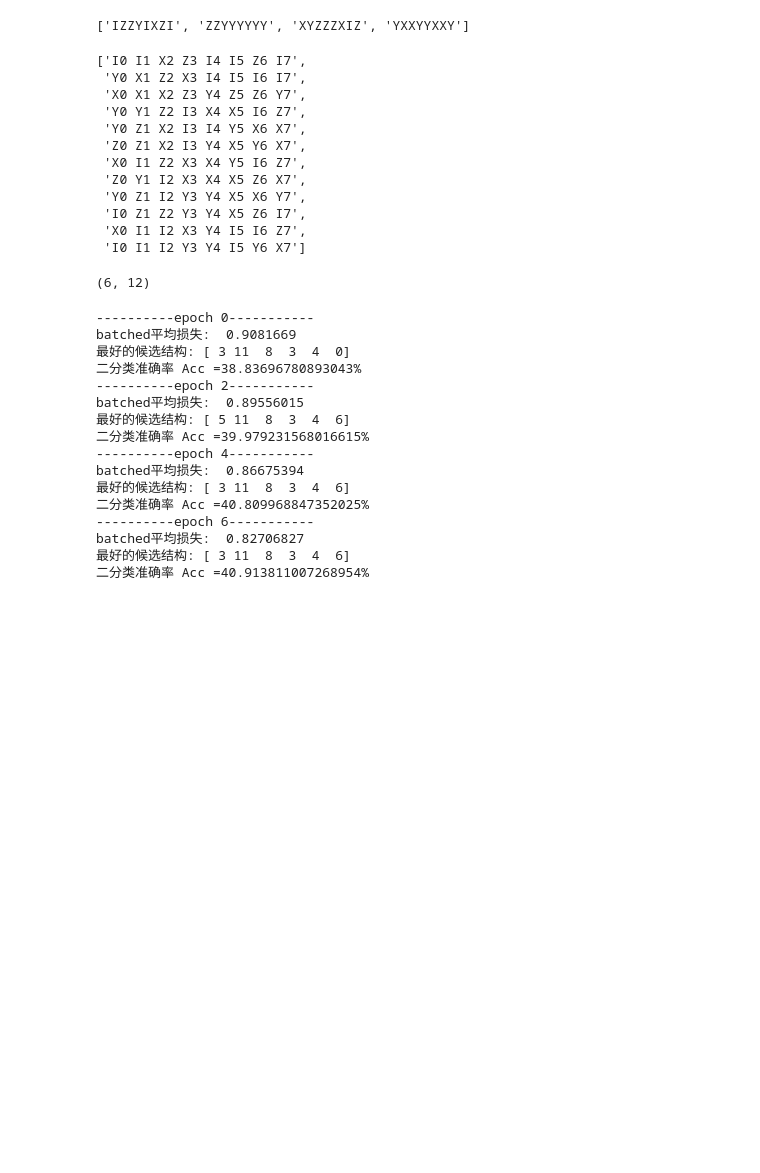
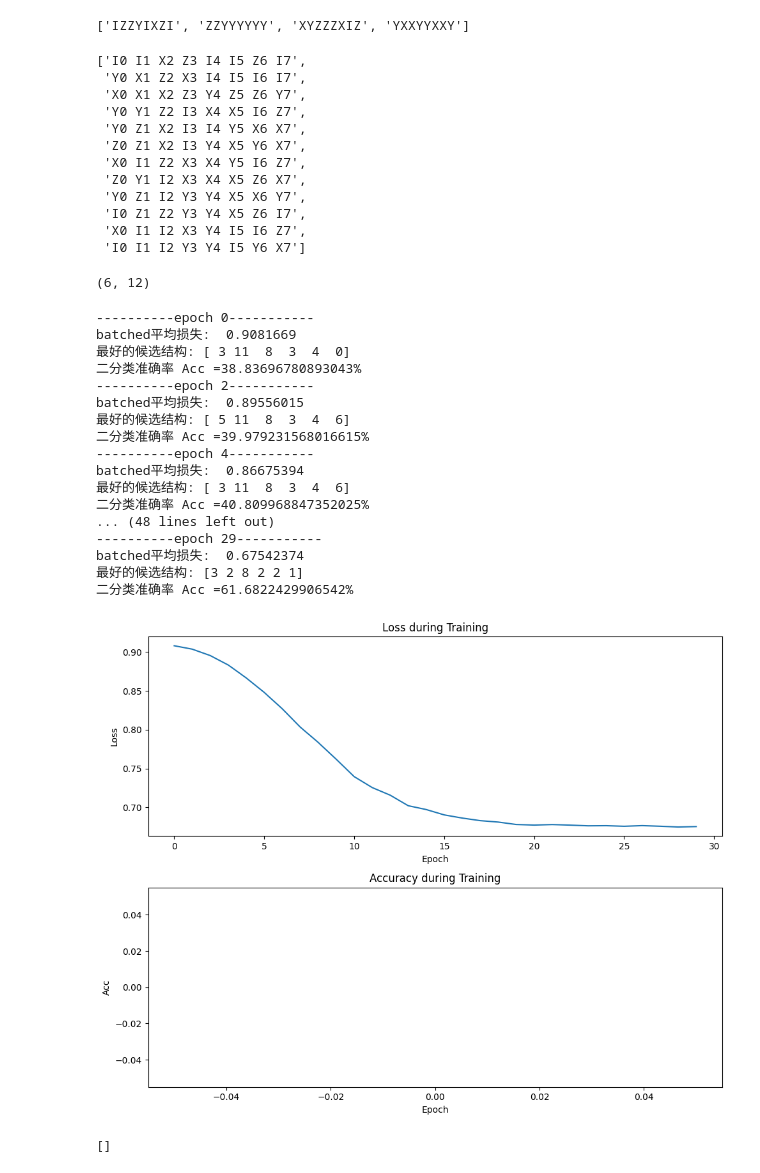
Before and after one commit to YangD5014/QAS_Huawei, a Jupyter notebook: DQAS/搭建 Ansatz copy.ipynb, the cells around one changed output. Cells and saved outputs as stored; diff of their text form; code cells hidden in the pictures; blank space fills up the shorter version.

```diff
--- a/DQAS/搭建 Ansatz copy.ipynb
+++ b/DQAS/搭建 Ansatz copy.ipynb
@@ -108,6 +108,7 @@ shape_stp
 (6, 12)
 # %%
 import numpy as np
+import json
 import tensorcircuit as tc
 import tensorflow as tf
 from DQAS_tool import  DQASAnsatz_from_result,DQAS_accuracy
@@ -117,7 +118,7 @@ structure_opt = tc.backend.optimizer(tf.keras.optimizers.Adam(0.05))
 network_opt = tc.backend.optimizer(tf.keras.optimizers.Adam(lr))
 verbose = False
 # 设置超参数
-epochs = 100
+epochs = 30
 batch_size=50
 shape_nnp = (num_layer, shape_parametized)
 shape_stp = (num_layer, shape_parametized)
@@ -213,7 +214,37 @@ batched平均损失:  0.89556015
 batched平均损失:  0.86675394
 最好的候选结构: [ 3 11  8  3  4  6]
 二分类准确率 Acc =40.809968847352025%
-----------epoch 6-----------
-batched平均损失:  0.82706827
-最好的候选结构: [ 3 11  8  3  4  6]
-二分类准确率 Acc =40.913811007268954%
+... (48 lines left out)
+----------epoch 29-----------
+batched平均损失:  0.67542374
+最好的候选结构: [3 2 8 2 2 1]
+二分类准确率 Acc =61.6822429906542%
+# %%
+import matplotlib.pyplot as plt
+
+# 创建一个包含两个子图的图形
+fig, (ax1, ax2) = plt.subplots(2, 1, figsize=(10, 8))
+
+# 第一个子图：损失
+ax1.plot(range(len(batch_loss_history)), batch_loss_history)
+ax1.set_xlabel('Epoch')
+ax1.set_ylabel('Loss')
+ax1.set_title('Loss during Training')
+
+# 第二个子图：准确率
+ax2.plot(range(len(acc_history)), acc_history)
+ax2.set_xlabel('Epoch')
+ax2.set_ylabel('Acc')
+ax2.set_title('Accuracy during Training')
+
+# 调整子图之间的间距
+plt.tight_layout()
+
+# 显示图形
+plt.show()
+# %% [output]
+[figure, added]
+# %%
+acc_history
+# %% [output]
+[]
```
Also changed, not shown: parts of 2 cells of this notebook, 2 other files.
